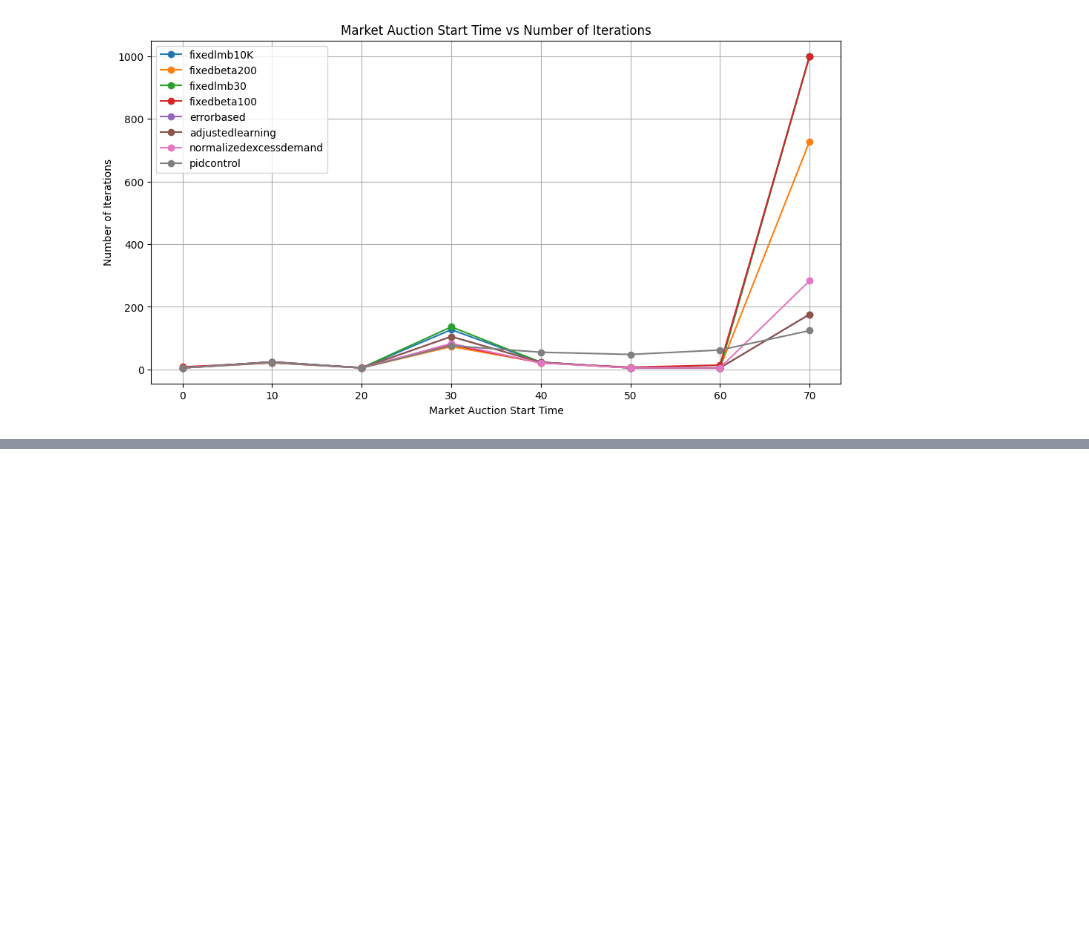
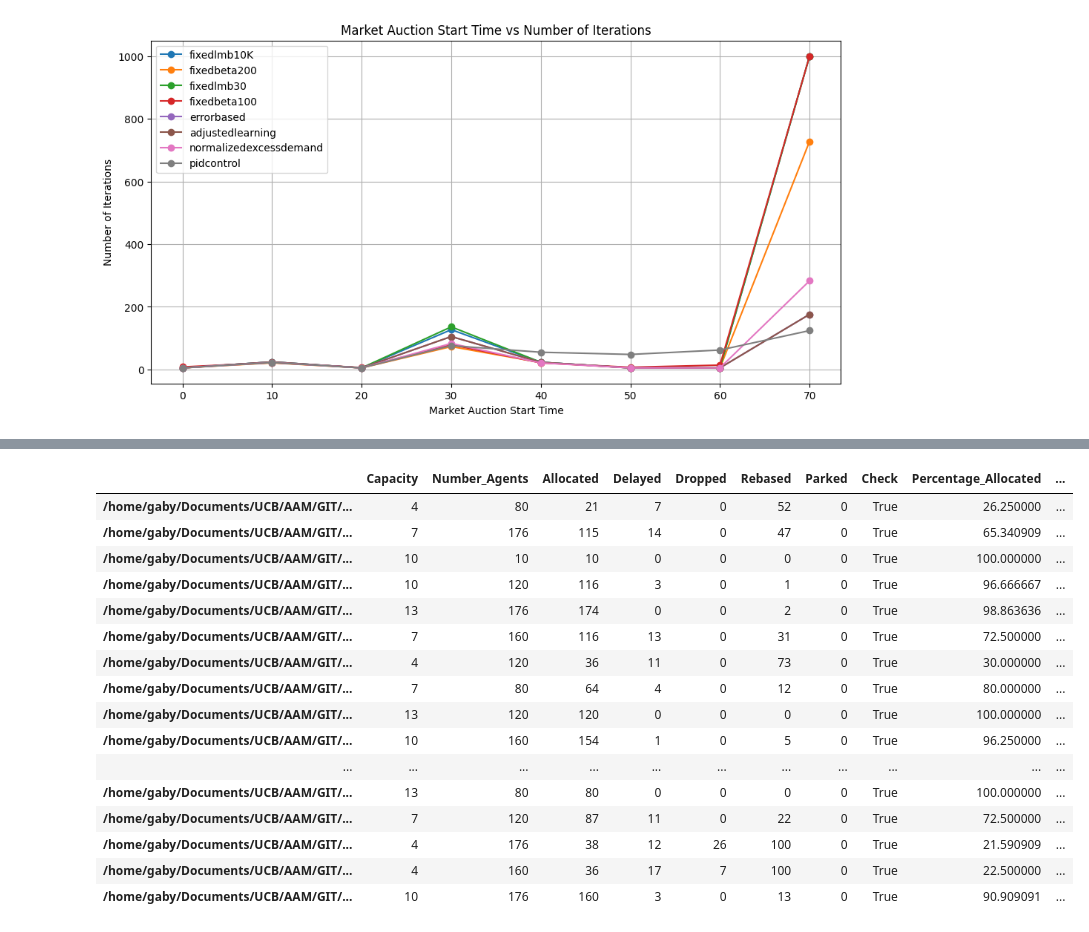
Before and after one commit to sastry-group/Mechanism-Design-for-AAM, a Jupyter notebook: ic/fisher/Fisher_data_reader.ipynb, the cells around one changed output, grey strips where cells are left out. Saved outputs shown, nothing was run; the diff lists cells and outputs as text; code cells hidden in the pictures; blank space fills up the shorter version.

```diff
--- a/ic/fisher/Fisher_data_reader.ipynb
+++ b/ic/fisher/Fisher_data_reader.ipynb
@@ -466,0 +532,6 @@ plt.show()
+# %%
+current_dir = os.getcwd()
+parent_folder = os.path.abspath(os.path.join(current_dir, ".."))
+new_folder_path = os.path.join(parent_folder, "results", "capacity_study")
+folder_list = [f.path for f in os.scandir(new_folder_path) if f.is_dir()]
+print(folder_list)
@@ -466,0 +540,87 @@ plt.show()
+# %%
+
+summary_data = {}
+
+for folder in folder_list:
+    # Construct the new folder path
+    new_folder_path = os.path.join(folder, "results")
+    results_table_path = os.path.join(new_folder_path, "market_results_table.csv")
+    performance_table_path = os.path.join(new_folder_path, "market_performance_table.csv")
+
+    try:
+        df_results = pd.read_csv(results_table_path)
+        df_performance = pd.read_csv(performance_table_path)
+
+        # Extract the capacity value from the folder name
+        capacity = int(folder.split('_cap')[1].split('_')[0])
+
+        # Count each unique value under the column 'Status'
+        status_counts = df_results['Status'].value_counts().to_dict()
+
+        # Get the number of agents
+        num_agents = df_performance['Number_Agents'].iloc[0]
+
+        # Prepare column names specific to this file
+        file_key = f"{folder}_cap{capacity}"
+
+        # Store data in a dictionary format
+        summary_data[file_key] = {
+            'Capacity': capacity,
+            'Number_Agents': num_agents,
+            'Allocated': status_counts.get('allocated', 0),
+            'Delayed': status_counts.get('delayed', 0),
+            'Dropped': status_counts.get('dropped', 0),
+            'Rebased': status_counts.get('rebased', 0),
+            "Parked": status_counts.get('parked', 0)
+        }
+
+        # Add unknown status categories dynamically
+        for status, count in status_counts.items():
+            if status not in ["allocated", "delayed", "dropped", "rebased", "parked"]:
+                summary_data[file_key][f"Unknown_{status}"] = count
+
+        summary_data[file_key]['Check'] = (
+            summary_data[file_key]['Allocated'] +
+            summary_data[file_key]['Delayed'] +
+            summary_data[file_key]['Dropped'] +
+            summary_data[file_key]['Rebased'] +
+            summary_data[file_key]['Parked'] == num_agents
+        )
+
+        summary_data[file_key]["Percentage_Allocated"] = summary_data[file_key]["Allocated"] / num_agents * 100
+        summary_data[file_key]["Percentage_Delayed"] = summary_data[file_key]["Delayed"] / num_agents * 100
+        summary_data[file_key]["Percentage_Dropped"] = summary_data[file_key]["Dropped"] / num_agents * 100
+        summary_data[file_key]["Percentage_Rebased"] = summary_data[file_key]["Rebased"] / num_agents * 100
+        summary_data[file_key]["Percentage_Parked"] = summary_data[file_key]["Parked"] / num_agents * 100
+        summary_data[file_key]["perfect_dropped_rebased"] = (summary_data[file_key]["Dropped"] + summary_data[file_key]["Rebased"]) / num_agents * 100
+
+    except FileNotFoundError as e:
+        print(f"File not found: {e}")
+    except pd.errors.EmptyDataError as e:
+        print(f"File is empty: {e}")
+
+# Convert dictionary to DataFrame
+if summary_data:
+    df_status_summary = pd.DataFrame.from_dict(summary_data, orient='index')
+    df_status_summary.fillna(0, inplace=True)
+    display(df_status_summary)
+else:
+    print("No valid data collected.")
+# %% [output]
+|  | Capacity | Number_Agents | Allocated | Delayed | Dropped | Rebased | Parked | Check | Percentage_Allocated | ... |
+| /home/gaby/Documents/UCB/AAM/GIT/... | 4 | 80 | 21 | 7 | 0 | 52 | 0 | True | 26.250000 | ... |
+| /home/gaby/Documents/UCB/AAM/GIT/... | 7 | 176 | 115 | 14 | 0 | 47 | 0 | True | 65.340909 | ... |
+| /home/gaby/Documents/UCB/AAM/GIT/... | 10 | 10 | 10 | 0 | 0 | 0 | 0 | True | 100.000000 | ... |
+| /home/gaby/Documents/UCB/AAM/GIT/... | 10 | 120 | 116 | 3 | 0 | 1 | 0 | True | 96.666667 | ... |
+| /home/gaby/Documents/UCB/AAM/GIT/... | 13 | 176 | 174 | 0 | 0 | 2 | 0 | True | 98.863636 | ... |
+| /home/gaby/Documents/UCB/AAM/GIT/... | 7 | 160 | 116 | 13 | 0 | 31 | 0 | True | 72.500000 | ... |
+| /home/gaby/Documents/UCB/AAM/GIT/... | 4 | 120 | 36 | 11 | 0 | 73 | 0 | True | 30.000000 | ... |
+| /home/gaby/Documents/UCB/AAM/GIT/... | 7 | 80 | 64 | 4 | 0 | 12 | 0 | True | 80.000000 | ... |
+| /home/gaby/Documents/UCB/AAM/GIT/... | 13 | 120 | 120 | 0 | 0 | 0 | 0 | True | 100.000000 | ... |
+| /home/gaby/Documents/UCB/AAM/GIT/... | 10 | 160 | 154 | 1 | 0 | 5 | 0 | True | 96.250000 | ... |
+| ... | ... | ... | ... | ... | ... | ... | ... | ... | ... | ... |
+| /home/gaby/Documents/UCB/AAM/GIT/... | 13 | 80 | 80 | 0 | 0 | 0 | 0 | True | 100.000000 | ... |
+| /home/gaby/Documents/UCB/AAM/GIT/... | 7 | 120 | 87 | 11 | 0 | 22 | 0 | True | 72.500000 | ... |
+| /home/gaby/Documents/UCB/AAM/GIT/... | 4 | 176 | 38 | 12 | 26 | 100 | 0 | True | 21.590909 | ... |
+| /home/gaby/Documents/UCB/AAM/GIT/... | 4 | 160 | 36 | 17 | 7 | 100 | 0 | True | 22.500000 | ... |
+| /home/gaby/Documents/UCB/AAM/GIT/... | 10 | 176 | 160 | 3 | 0 | 13 | 0 | True | 90.909091 | ... |
```
Also changed, not shown: parts of 11 cells of this notebook, 1 other file.
